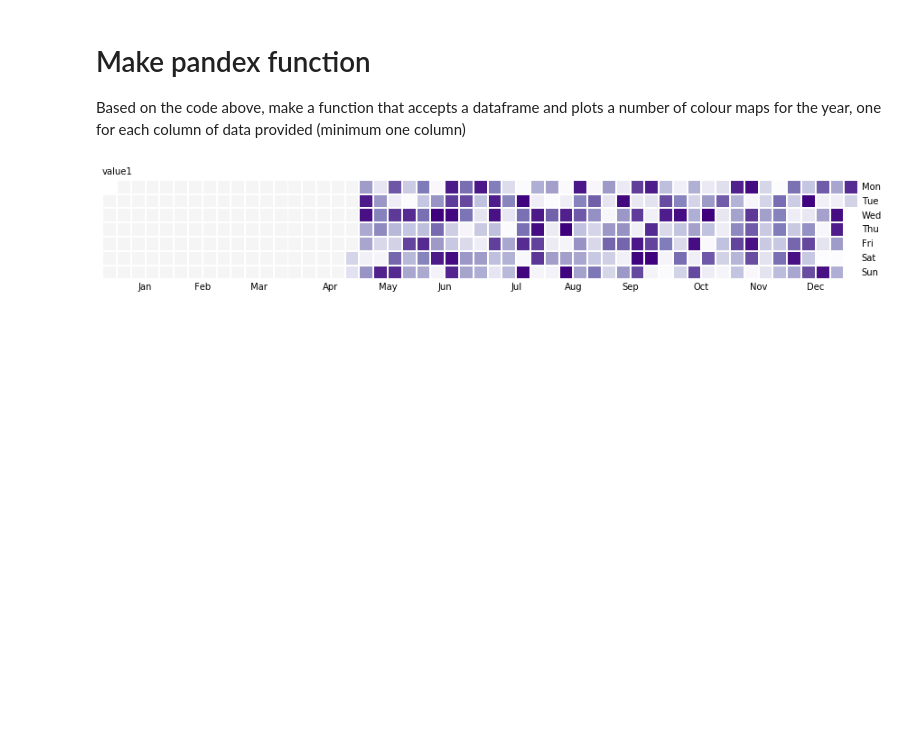
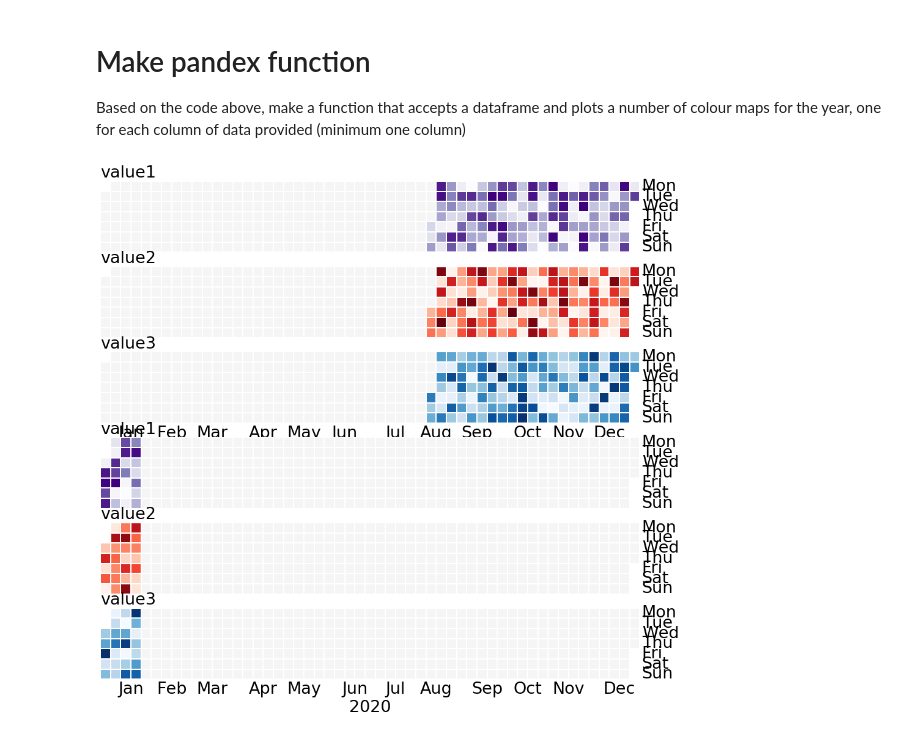
Before and after one commit to connectedblue/pdext_collection, a Jupyter notebook: calmap/calmap.ipynb, the cells around one changed output. Cells and saved outputs as stored; diff of their text form; code cells hidden in the pictures; blank space fills up the shorter version.

Commit message:
Got multi year plotting working for time series spanning multiple years, but the label spacing isn't correct within years

```diff
--- a/calmap/calmap.ipynb
+++ b/calmap/calmap.ipynb
@@ -597,22 +602,24 @@ def year_heatmap(df,value_cols=None, time_col=None, year=None, how='sum', vmin=N
 # %%
 import pandas as pd
 import random
 import numpy as np
 #from datetime import datetime, timedelta
 
 date_today = datetime.datetime.now()
 days = pd.date_range(date_today-datetime.timedelta(random.randint(10,250)), date_today + datetime.timedelta(random.randint(10,400)), freq='D')
 
 np.random.seed(seed=1111)
 df = pd.DataFrame({'date': days,
                    'value1': np.random.randint(300, high=1800, size=len(days)),
                    'value2': np.random.randint(300, high=1800, size=len(days)),
                    'value3': np.random.randint(300, high=1800, size=len(days)),
                   })
 
 #year_heatmap(df, 'value', 'date')
 
 df = df.set_index('date')
-fig = year_heatmap(df, value_cols='value1')
+#fig = year_heatmap(df, value_cols=['value1', 'value2','value3'])
+#fig = year_heatmap(df, value_cols=['value1', 'value2'])
+fig, axes = year_heatmap(df)
 # %% [output]
-[figure, old version]
+[figure, new version]
```
Also changed, not shown: parts of 8 cells of this notebook.
